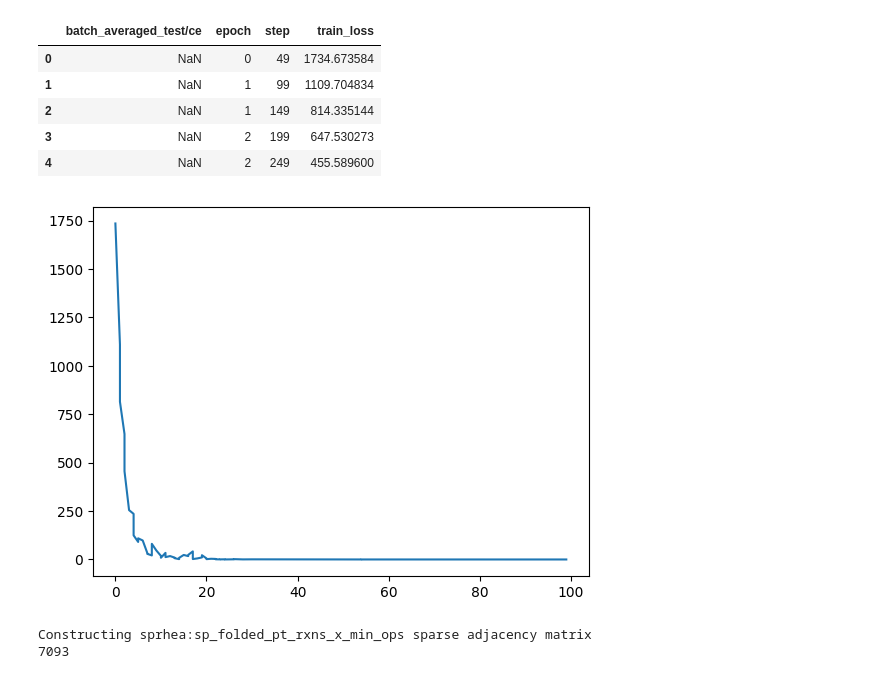
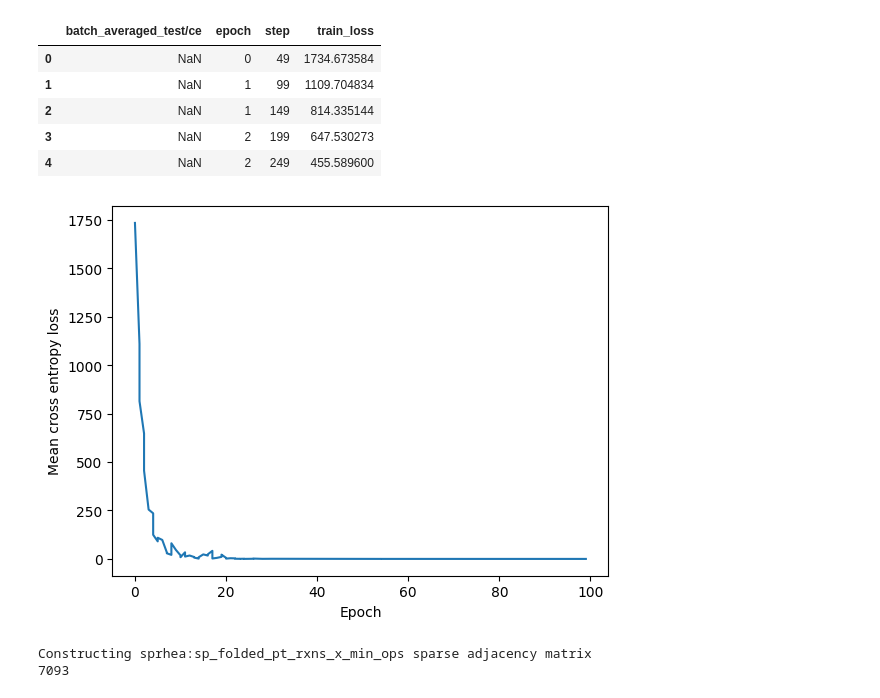
Before and after one commit to stefanpate/rcgnn, a Jupyter notebook: notebooks/gnn_play.ipynb, the cells around one changed output. Saved outputs shown, nothing was run; the diff lists cells and outputs as text; code cells hidden in the pictures.

```diff
--- a/notebooks/gnn_play.ipynb
+++ b/notebooks/gnn_play.ipynb
@@ -48,8 +48,10 @@ df.head()
 | 4 | NaN | 2 | 249 | 455.589600 |
 # %%
 plt.plot(df.loc[:,"epoch"], df.loc[:,"train_loss"])
+plt.xlabel('Epoch')
+plt.ylabel('Mean cross entropy loss')
 plt.show()
 # %% [output]
-[figure, old version]
+[figure, new version]
 # %%
 # Load trained model
```
Also changed, not shown: parts of 22 cells of this notebook, 30 other files.
